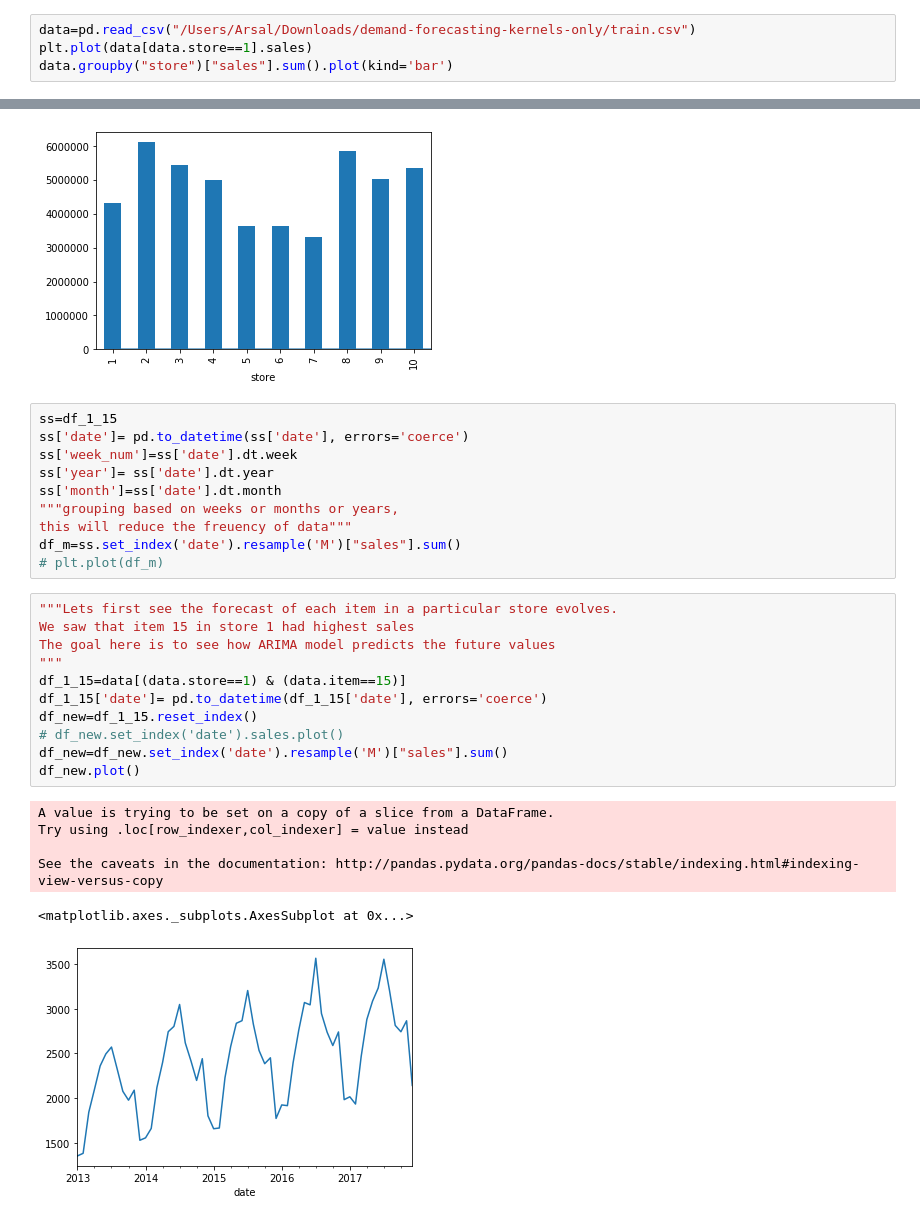
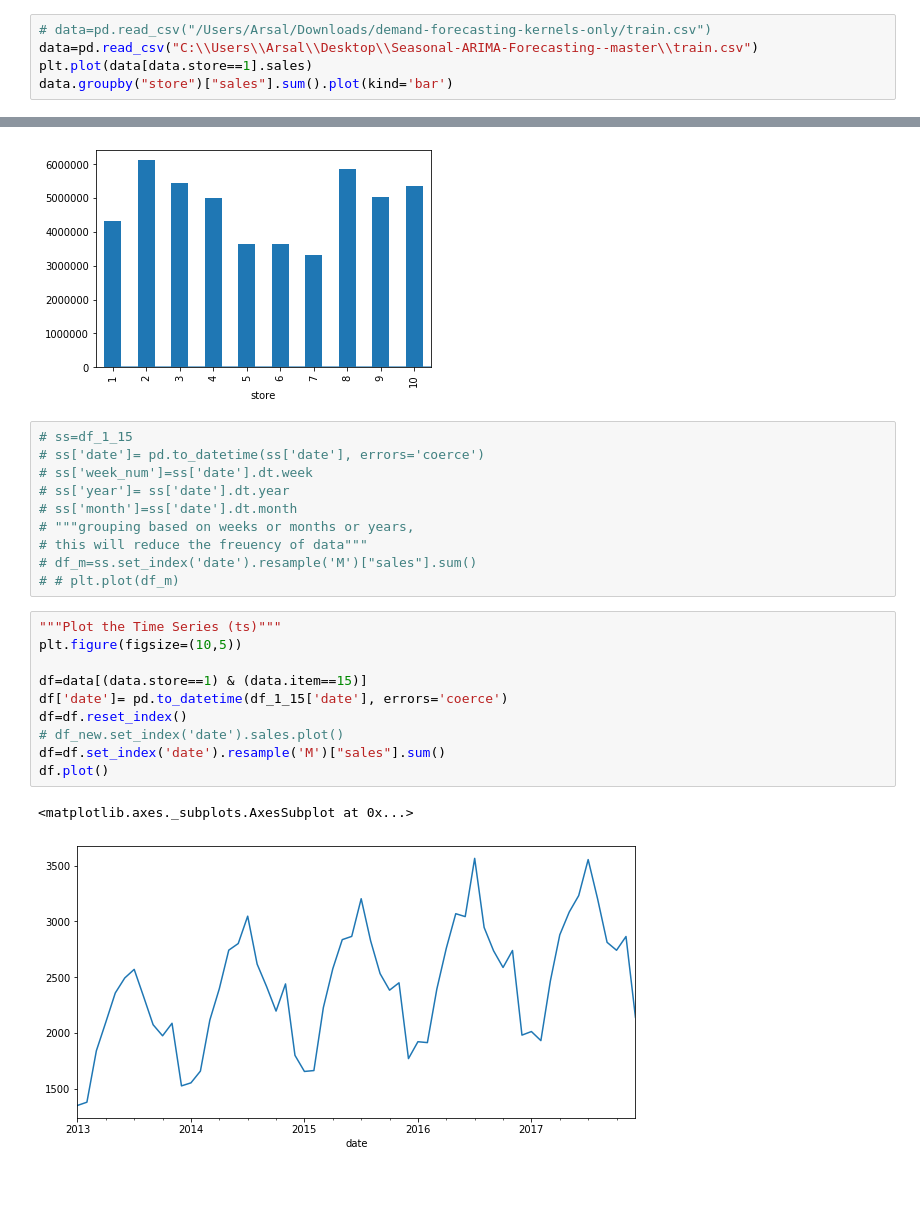
Before and after one commit to arsalhuda24/Seasonal-ARIMA-Forecasting-, a Jupyter notebook: SARIMA.ipynb, the cells around one changed output, grey strips where cells are left out. Saved outputs shown, nothing was run; the diff lists cells and outputs as text; blank space fills up the shorter version.

```diff
--- a/SARIMA.ipynb
+++ b/SARIMA.ipynb
@@ -6,38 +8,34 @@ import seaborn as sns
 # %%
-data=pd.read_csv("/Users/Arsal/Downloads/demand-forecasting-kernels-only/train.csv")
+# data=pd.read_csv("/Users/Arsal/Downloads/demand-forecasting-kernels-only/train.csv")
+data=pd.read_csv("C:\\Users\\Arsal\\Desktop\\Seasonal-ARIMA-Forecasting--master\\train.csv")
 plt.plot(data[data.store==1].sales)
 data.groupby("store")["sales"].sum().plot(kind='bar')
 # %% [output]
 <matplotlib.axes._subplots.AxesSubplot at 0x...>
 [figure]
 # %%
-ss=df_1_15
-ss['date']= pd.to_datetime(ss['date'], errors='coerce')
-ss['week_num']=ss['date'].dt.week
-ss['year']= ss['date'].dt.year
-ss['month']=ss['date'].dt.month
-"""grouping based on weeks or months or years,
-this will reduce the freuency of data"""
-df_m=ss.set_index('date').resample('M')["sales"].sum()
-# plt.plot(df_m)
+# ss=df_1_15
+# ss['date']= pd.to_datetime(ss['date'], errors='coerce')
+# ss['week_num']=ss['date'].dt.week
+# ss['year']= ss['date'].dt.year
+# ss['month']=ss['date'].dt.month
+# """grouping based on weeks or months or years,
+# this will reduce the freuency of data"""
+# df_m=ss.set_index('date').resample('M')["sales"].sum()
+# # plt.plot(df_m)
 # %%
-"""Lets first see the forecast of each item in a particular store evolves.
-We saw that item 15 in store 1 had highest sales
-The goal here is to see how ARIMA model predicts the future values
-"""
-df_1_15=data[(data.store==1) & (data.item==15)]
-df_1_15['date']= pd.to_datetime(df_1_15['date'], errors='coerce')
-df_new=df_1_15.reset_index()
+"""Plot the Time Series (ts)"""
+plt.figure(figsize=(10,5))
+
+df=data[(data.store==1) & (data.item==15)]
+df['date']= pd.to_datetime(df_1_15['date'], errors='coerce')
+df=df.reset_index()
 # df_new.set_index('date').sales.plot()
-df_new=df_new.set_index('date').resample('M')["sales"].sum()
-df_new.plot()
+df=df.set_index('date').resample('M')["sales"].sum()
+df.plot()
 # %% [output]
-A value is trying to be set on a copy of a slice from a DataFrame.
-Try using .loc[row_indexer,col_indexer] = value instead
-
-See the caveats in the documentation: http://pandas.pydata.org/pandas-docs/stable/indexing.html#indexing-view-versus-copy
+<matplotlib.axes._subplots.AxesSubplot at 0x...>
-<matplotlib.axes._subplots.AxesSubplot at 0x...>
-[figure, old version]
+[figure, new version]
 # %%
 """Time series decomposition"""
 from statsmodels.tsa.seasonal import seasonal_decompose
```
Also changed, not shown: parts of 22 cells of this notebook.
